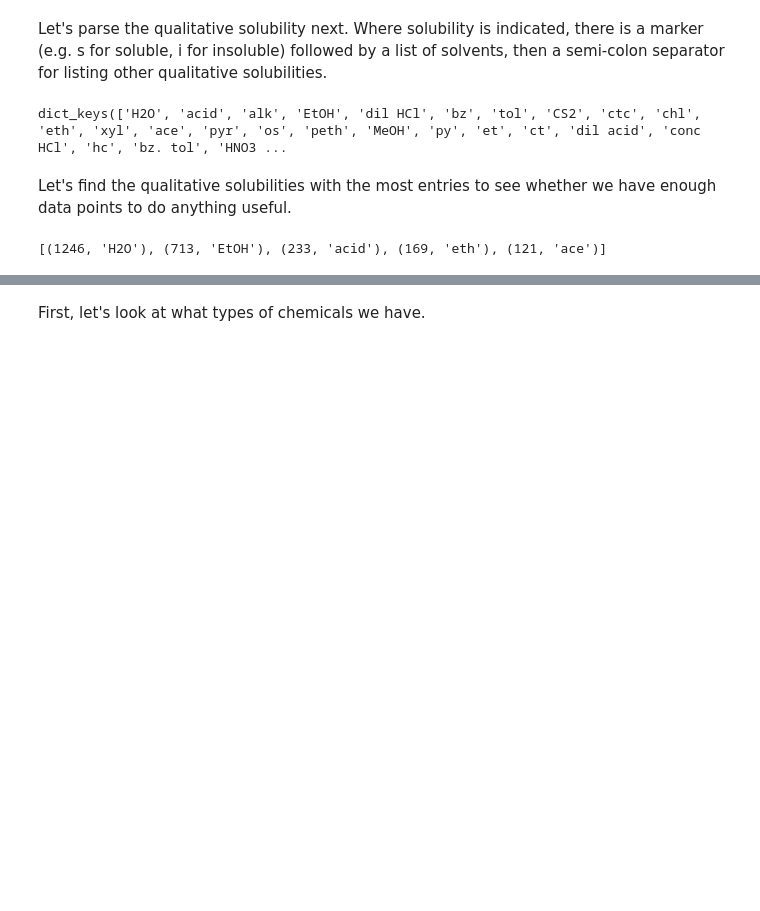
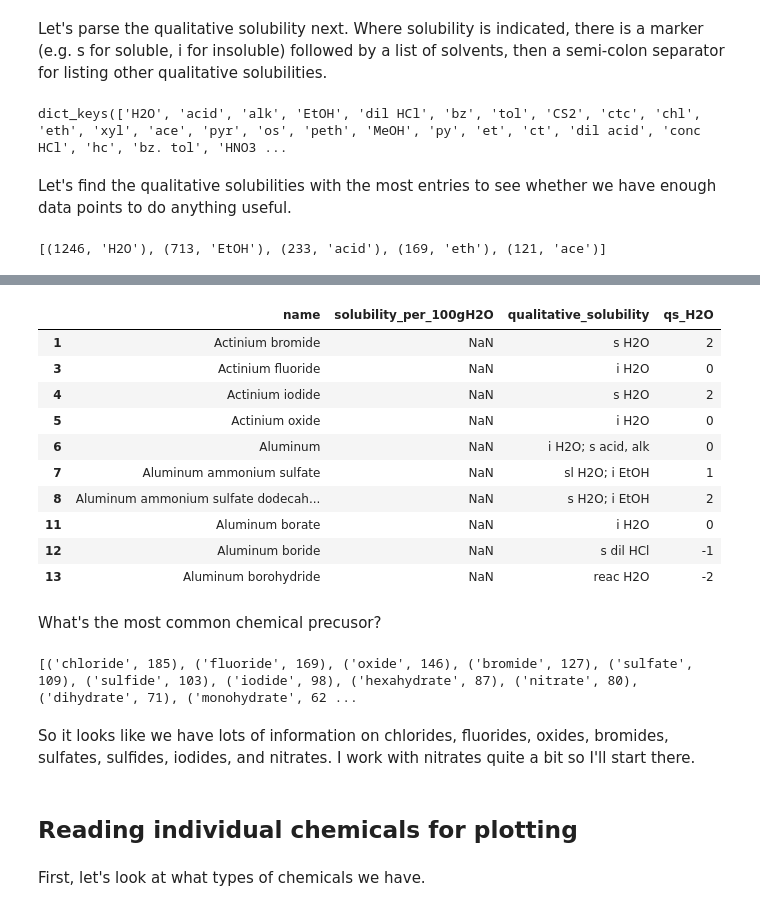
Before and after one commit to chrisjkuch/citrineapp, a Jupyter notebook: Solubility.ipynb, the cells around one changed output, grey strips where cells are left out. Saved outputs shown, nothing was run; the diff lists cells and outputs as text; code cells hidden in the pictures; blank space fills up the shorter version.

```diff
--- a/Solubility.ipynb
+++ b/Solubility.ipynb
@@ -146,3 +208,34 @@ For now, let's only look at water solubility and leave other solubility to furth
+# %%
+df[['name', 'solubility_per_100gH2O', 'qualitative_solubility', 'qs_H2O']][df.qualitative_solubility.notnull()].head(10)
+# %% [output]
+|  | name | solubility_per_100gH2O | qualitative_solubility | qs_H2O |
+| 1 | Actinium bromide | NaN | s H2O | 2 |
+| 3 | Actinium fluoride | NaN | i H2O | 0 |
+| 4 | Actinium iodide | NaN | s H2O | 2 |
+| 5 | Actinium oxide | NaN | i H2O | 0 |
+| 6 | Aluminum | NaN | i H2O; s acid, alk | 0 |
+| 7 | Aluminum ammonium sulfate | NaN | sl H2O; i EtOH | 1 |
+| 8 | Aluminum ammonium sulfate dodecah... | NaN | s H2O; i EtOH | 2 |
+| 11 | Aluminum borate | NaN | i H2O | 0 |
+| 12 | Aluminum boride | NaN | s dil HCl | -1 |
+| 13 | Aluminum borohydride | NaN | reac H2O | -2 |
+# %% [markdown]
+What's the most common chemical precusor?
+# %%
+from collections import Counter
+second_names = []
+for index, chemical_name in df.name.items():
+    splitnames = chemical_name.split(' ')
+    if len(splitnames) > 1:
+        second_names.extend(splitnames[1:])
+name_counter = Counter(second_names)
+print(name_counter.most_common(15))
+# %% [output]
+[('chloride', 185), ('fluoride', 169), ('oxide', 146), ('bromide', 127), ('sulfate', 109), ('sulfide', 103), ('iodide', 98), ('hexahydrate', 87), ('nitrate', 80), ('dihydrate', 71), ('monohydrate', 62 ...
+# %% [markdown]
+So it looks like we have lots of information on chlorides, fluorides, oxides, bromides, sulfates, sulfides, iodides, and nitrates. I work with nitrates quite a bit so I'll start there.
+# %% [markdown]
+## Reading individual chemicals for plotting
 # %%
 class Element:
 
```
Also changed, not shown: parts of 22 cells of this notebook.
